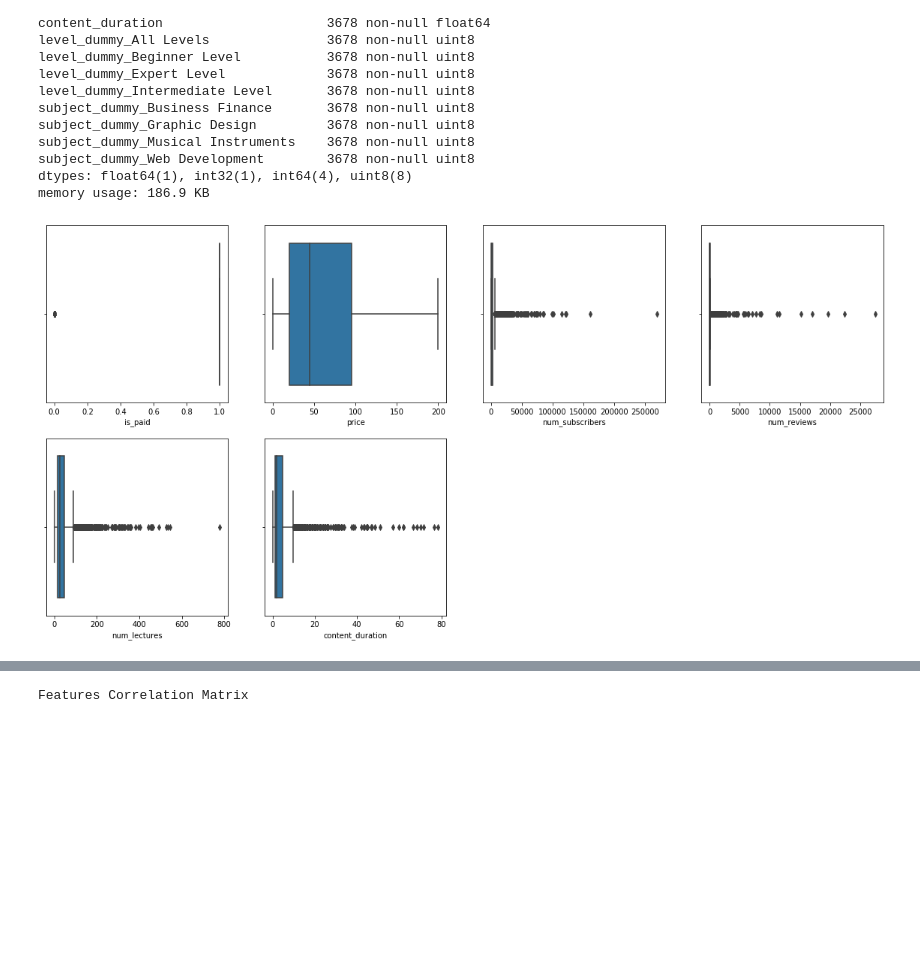
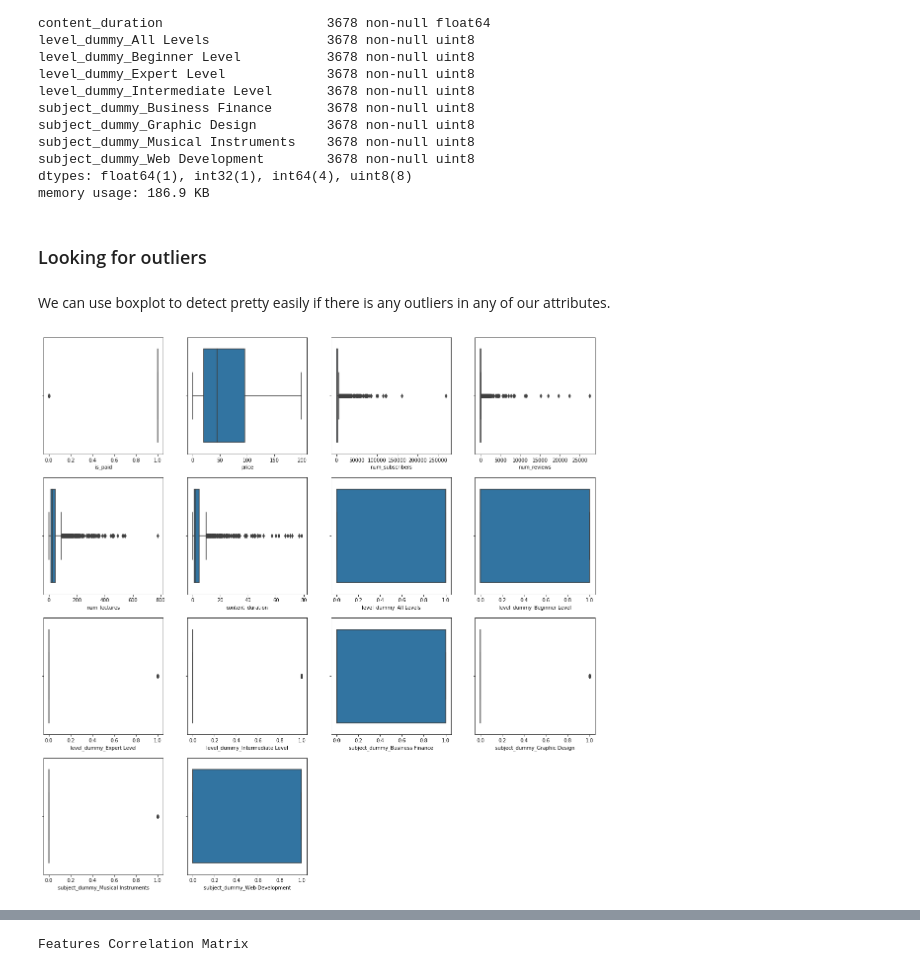
Before and after one commit to eelior/introduction-to-data-science-final-project, a Jupyter notebook: How to Win Udemy.ipynb, the cells around one changed output, grey strips where cells are left out. Cells and saved outputs as stored; diff of their text form; code cells hidden in the pictures; blank space fills up the shorter version.

Commit message:
Looking for outliers

```diff
--- a/How to Win Udemy.ipynb
+++ b/How to Win Udemy.ipynb
@@ -255,4 +165,8 @@ HTML("""
 ### Cleaning The Data
 # %% [markdown]
 I will drop completely useless columns.
+# %%
+# 'cdata' => clean data
+cdata = data
+cdata.drop(['course_id','course_title','url', 'published_timestamp'], axis=1, inplace=True)
 # %%
@@ -296,11 +188,11 @@ memory usage: 215.6+ KB
 # %% [markdown]
 ### Converting Object Columns to Numerical
 # %%
-level_dummies = pd.get_dummies(data['level'], prefix = "level_dummy")
-subject_dummies = pd.get_dummies(data['subject'], prefix = "subject_dummy")
-data = pd.concat([data, level_dummies, subject_dummies], axis = 1)
-data.drop(['level', 'subject'],axis = 1, inplace=True)
-data
+level_dummies = pd.get_dummies(cdata['level'], prefix = "level_dummy")
+subject_dummies = pd.get_dummies(cdata['subject'], prefix = "subject_dummy")
+cdata = pd.concat([cdata, level_dummies, subject_dummies], axis = 1)
+cdata.drop(['level', 'subject'],axis = 1, inplace=True)
+cdata
 # %% [output]
 |  | is_paid | price | num_subscribers | num_reviews | num_lectures | content_duration | level_dummy_All Levels | ... |
 | 0 | 1 | 200 | 2147 | 23 | 51 | 1.5 | 1 | ... |
@@ -337,29 +229,35 @@ subject_dummy_Musical Instruments    3678 non-null uint8
 subject_dummy_Web Development        3678 non-null uint8
 dtypes: float64(1), int32(1), int64(4), uint8(8)
 memory usage: 186.9 KB
+# %% [markdown]
+### Looking for outliers
+# %% [markdown]
+We can use boxplot to detect pretty easily if there is any outliers in any of our attributes.
 # %%
-cols = [
- 'is_paid',
- 'price',
- 'num_subscribers',
- 'num_reviews',
- 'num_lectures',
-#  'level',
- 'content_duration',
-#  'subject'
-]
+# cols = [
+#  'is_paid',
+#  'price',
+#  'num_subscribers',
+#  'num_reviews',
+#  'num_lectures',
+# #  'level',
+#  'content_duration',
+# #  'subject'
+# ]
+# list(cdata.columns)
+
 
 a = 4  # number of rows
 b = 4  # number of columns
 c = 1  # initialize plot counter
 
 fig = plt.figure(figsize=(20,20))
 
-for i in cols:
+for i in cdata.columns:
     plt.subplot(a, b, c)
-    sns.boxplot(x=data[i])
+    sns.boxplot(x=cdata[i])
     c += 1
 
 plt.show()
 # %% [output]
-[figure, old version]
+[figure, new version]
```
Also changed, not shown: parts of 15 cells of this notebook.
